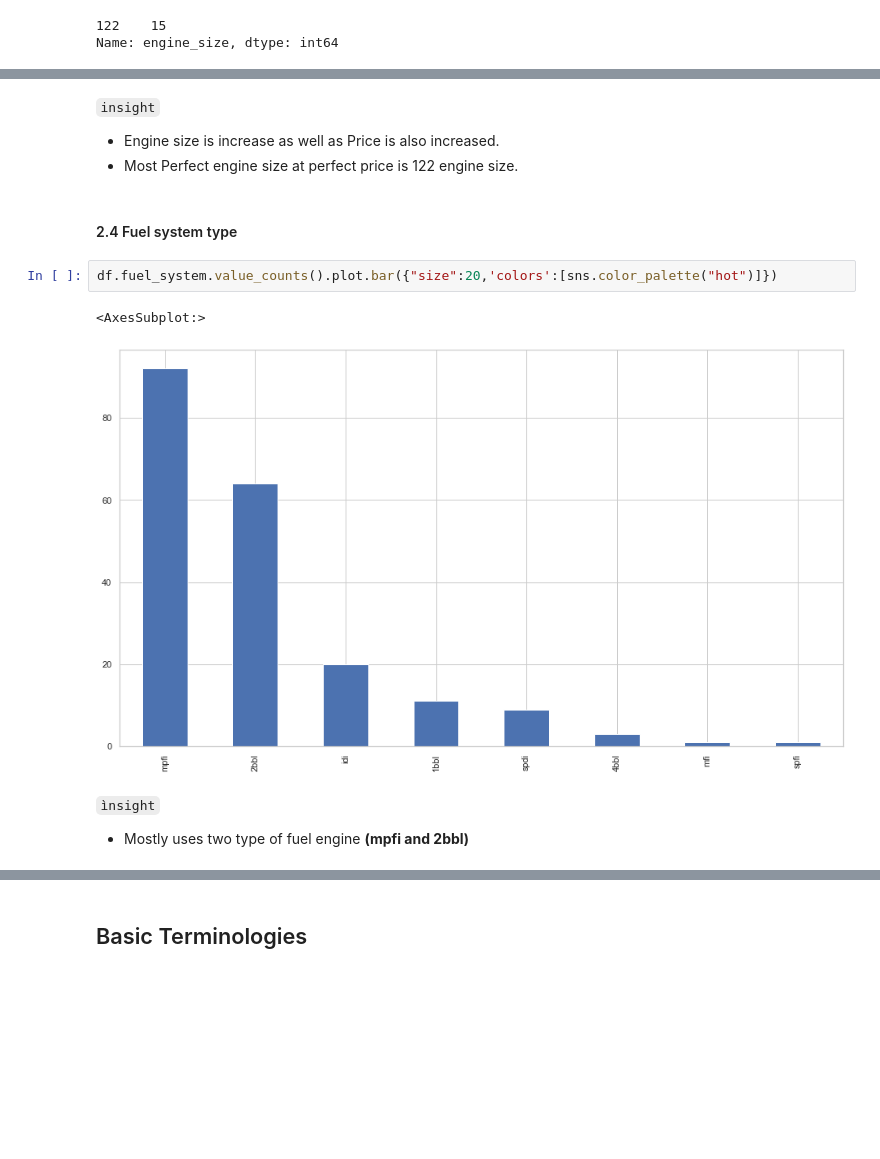
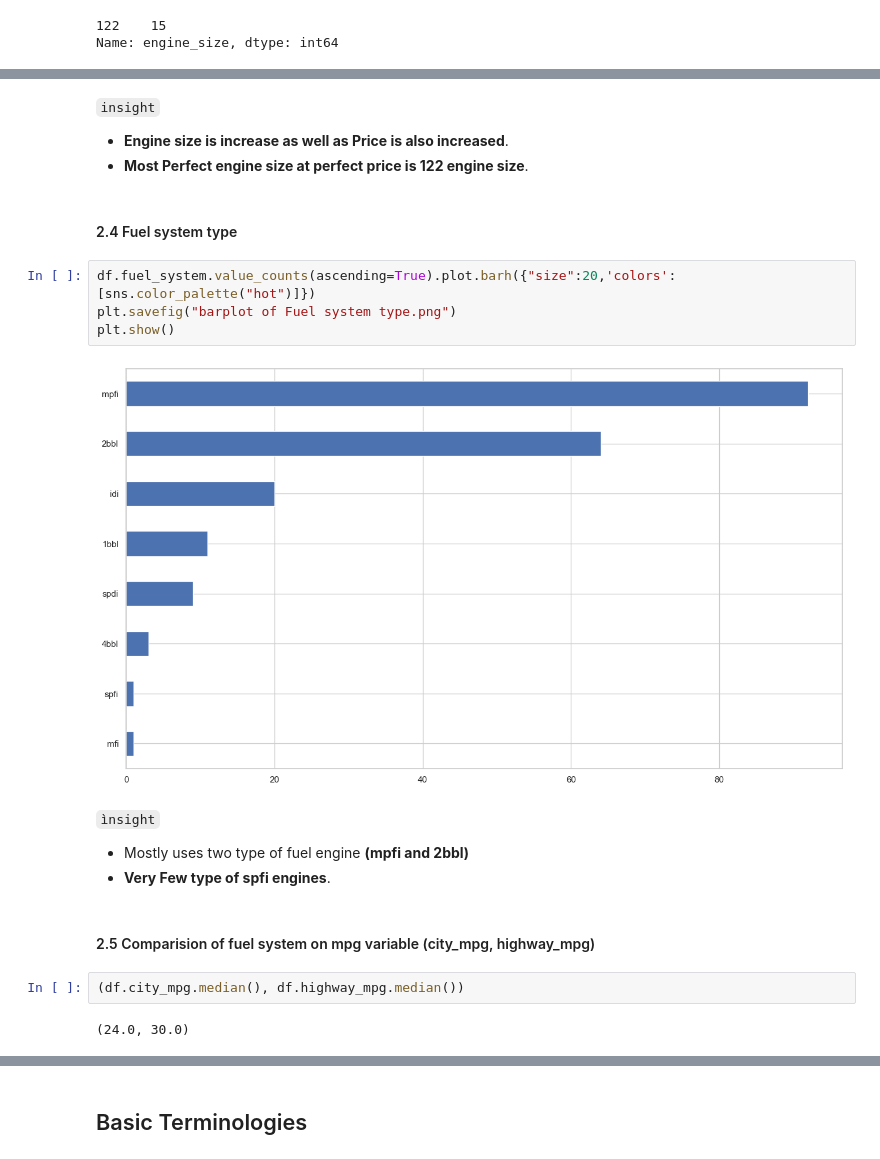
Before and after one commit to shivji-sj/Data-Analysis-Using-Python, a Jupyter notebook: Automobile Dataset Analysis/Automobile Dataset Analysis.ipynb, the cells around one changed output, grey strips where cells are left out. Cells and saved outputs as stored; diff of their text form; blank space fills up the shorter version.

```diff
--- a/Automobile Dataset Analysis/Automobile Dataset Analysis.ipynb
+++ b/Automobile Dataset Analysis/Automobile Dataset Analysis.ipynb
@@ -354,16 +421,24 @@ plt.show()
 # %% [markdown]
 `insight`
 
-- Engine size is increase as well as Price is also increased.
-- Most Perfect engine size at perfect price is 122 engine size.
+- **Engine size is increase as well as Price is also increased**.
+- **Most Perfect engine size at perfect price is 122 engine size**.
 # %% [markdown]
 #### 2.4 Fuel system type
 # %%
-df.fuel_system.value_counts().plot.bar({"size":20,'colors':[sns.color_palette("hot")]})
+df.fuel_system.value_counts(ascending=True).plot.barh({"size":20,'colors':[sns.color_palette("hot")]})
+plt.savefig("barplot of Fuel system type.png")
+plt.show()
 # %% [output]
-<AxesSubplot:>
-[figure, old version]
+[figure, new version]
 # %% [markdown]
 `ìnsight`
 
 - Mostly uses two type of fuel engine **(mpfi and 2bbl)**
+- **Very Few type of spfi engines**.
+# %% [markdown]
+#### 2.5 Comparision of fuel system on mpg variable (city_mpg, highway_mpg)
+# %%
+(df.city_mpg.median(), df.highway_mpg.median())
+# %% [output]
+(24.0, 30.0)
```
Also changed, not shown: parts of 45 cells of this notebook, 22 other files.
